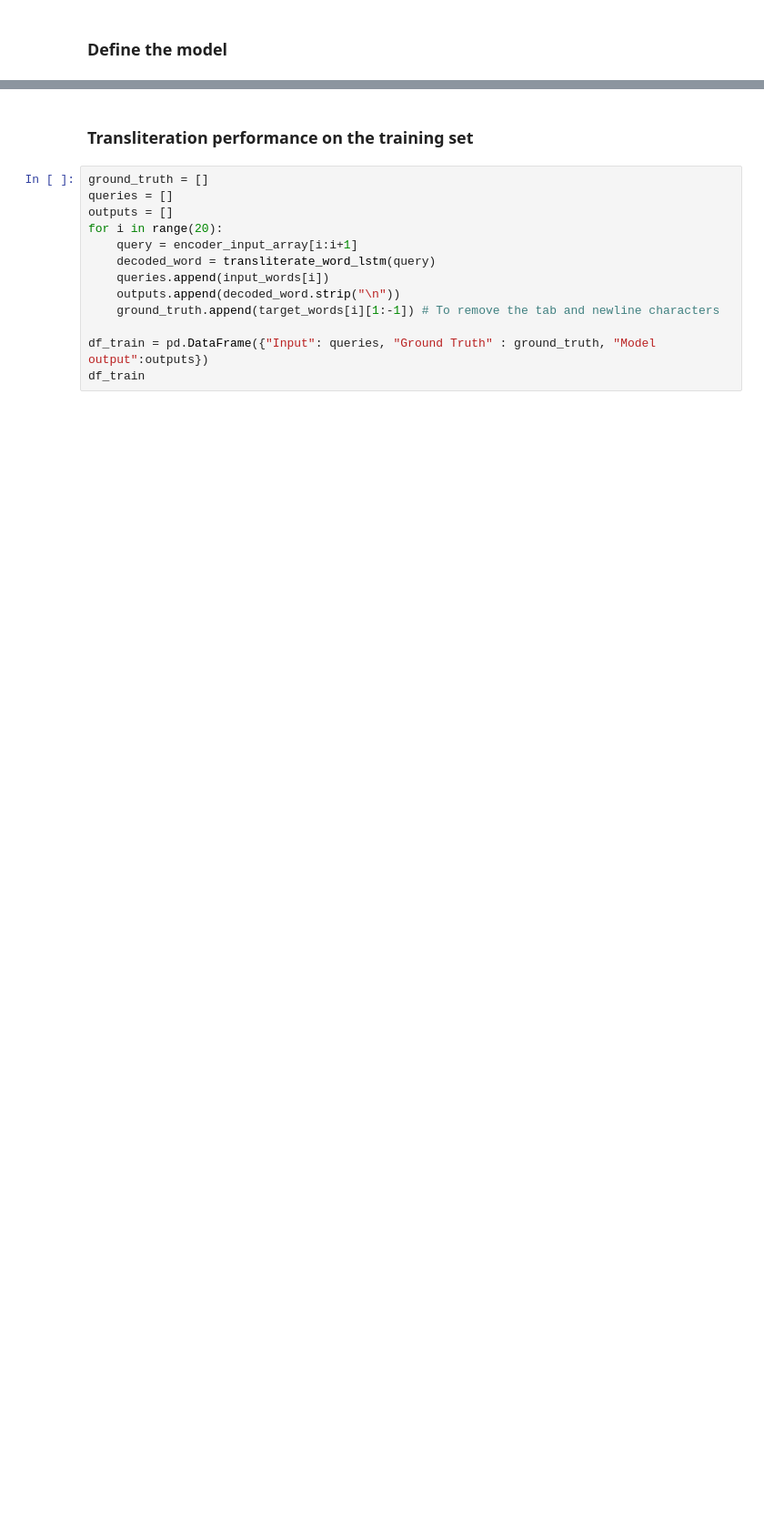
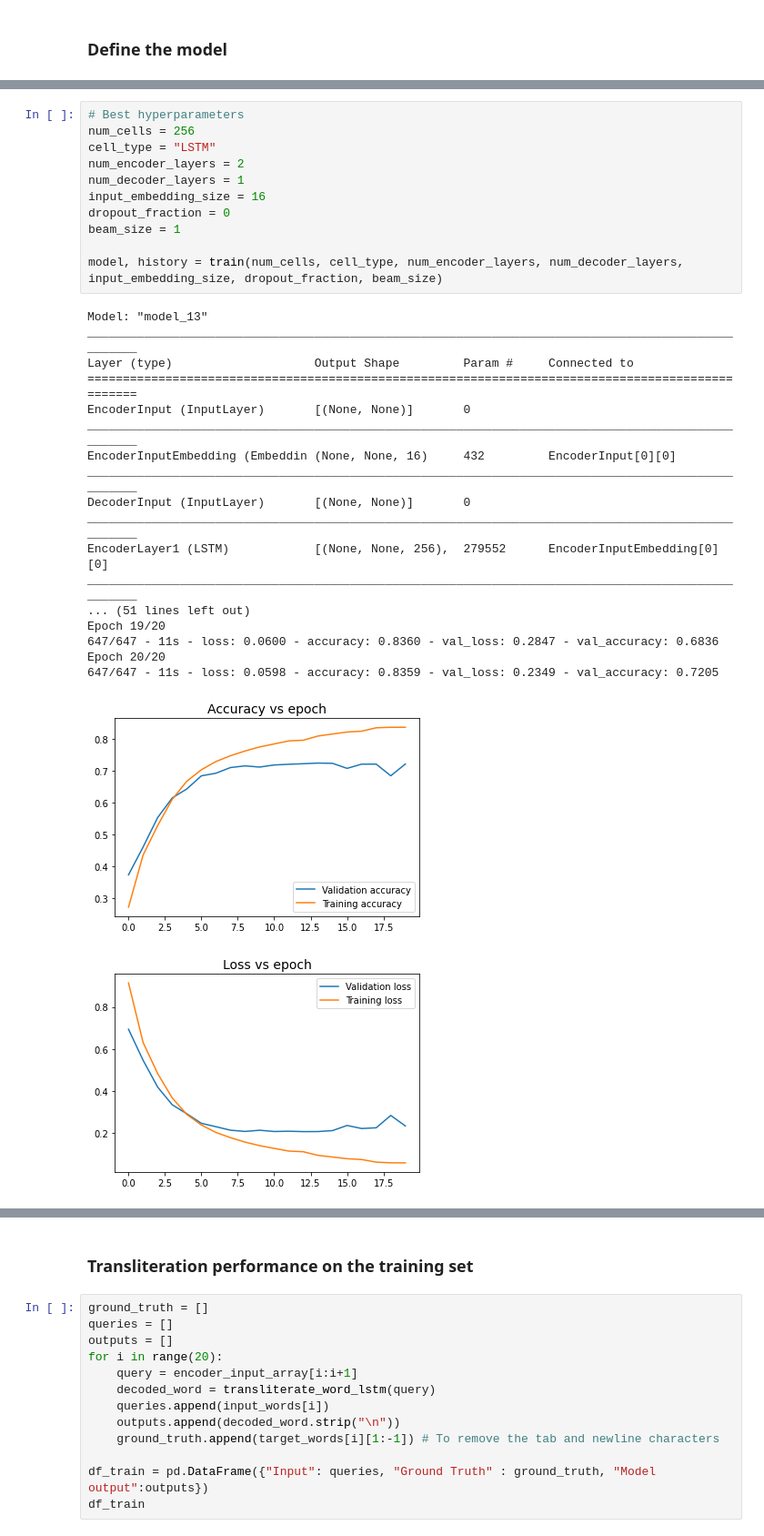
Before and after one commit to tfredrick112/CS6910-A3, a Jupyter notebook: Assignment_3.ipynb, the cells around one changed output, grey strips where cells are left out. Shown at 91% size. Saved outputs shown, nothing was run; the diff lists cells and outputs as text; blank space fills up the shorter version.

```diff
--- a/Assignment_3.ipynb
+++ b/Assignment_3.ipynb
@@ -341,0 +561,31 @@ ________________________________________________________________________________
+# %%
+# Best hyperparameters
+num_cells = 256
+cell_type = "LSTM"
+num_encoder_layers = 2
+num_decoder_layers = 1
+input_embedding_size = 16
+dropout_fraction = 0
+beam_size = 1
+
+model, history = train(num_cells, cell_type, num_encoder_layers, num_decoder_layers, input_embedding_size, dropout_fraction, beam_size)
+# %% [output]
+Model: "model_13"
+__________________________________________________________________________________________________
+Layer (type)                    Output Shape         Param #     Connected to
+==================================================================================================
+EncoderInput (InputLayer)       [(None, None)]       0
+__________________________________________________________________________________________________
+EncoderInputEmbedding (Embeddin (None, None, 16)     432         EncoderInput[0][0]
+__________________________________________________________________________________________________
+DecoderInput (InputLayer)       [(None, None)]       0
+__________________________________________________________________________________________________
+EncoderLayer1 (LSTM)            [(None, None, 256),  279552      EncoderInputEmbedding[0][0]
+__________________________________________________________________________________________________
+... (51 lines left out)
+Epoch 19/20
+647/647 - 11s - loss: 0.0600 - accuracy: 0.8360 - val_loss: 0.2847 - val_accuracy: 0.6836
+Epoch 20/20
+647/647 - 11s - loss: 0.0598 - accuracy: 0.8359 - val_loss: 0.2349 - val_accuracy: 0.7205
+[figure, added]
+[figure, added]
```
Also changed, not shown: parts of 36 cells of this notebook.
